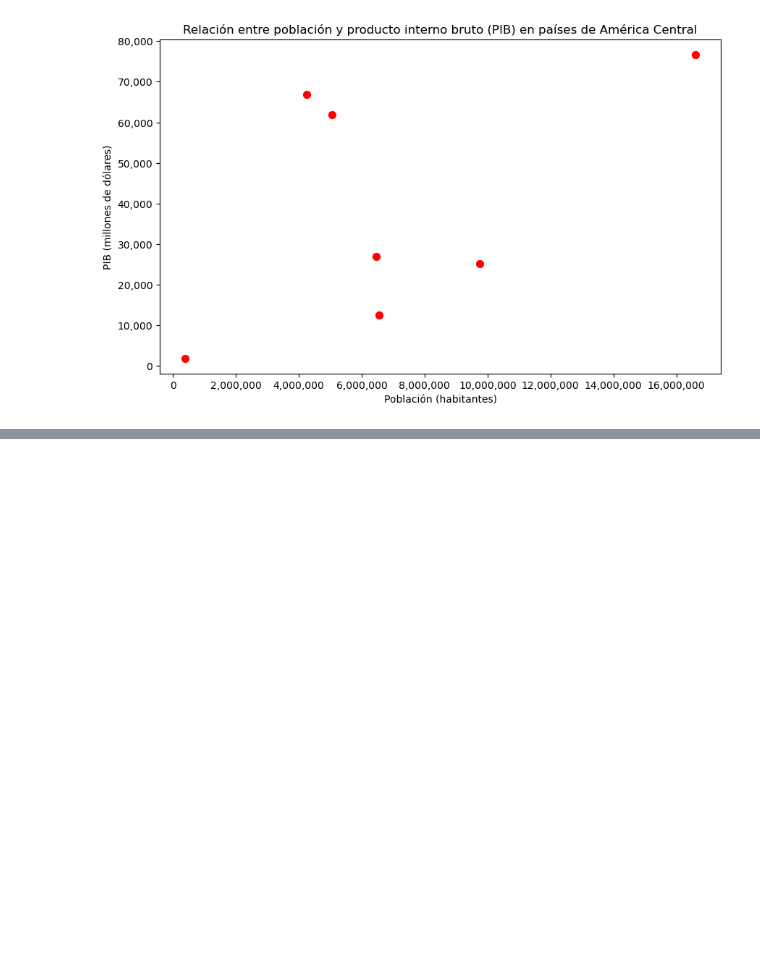
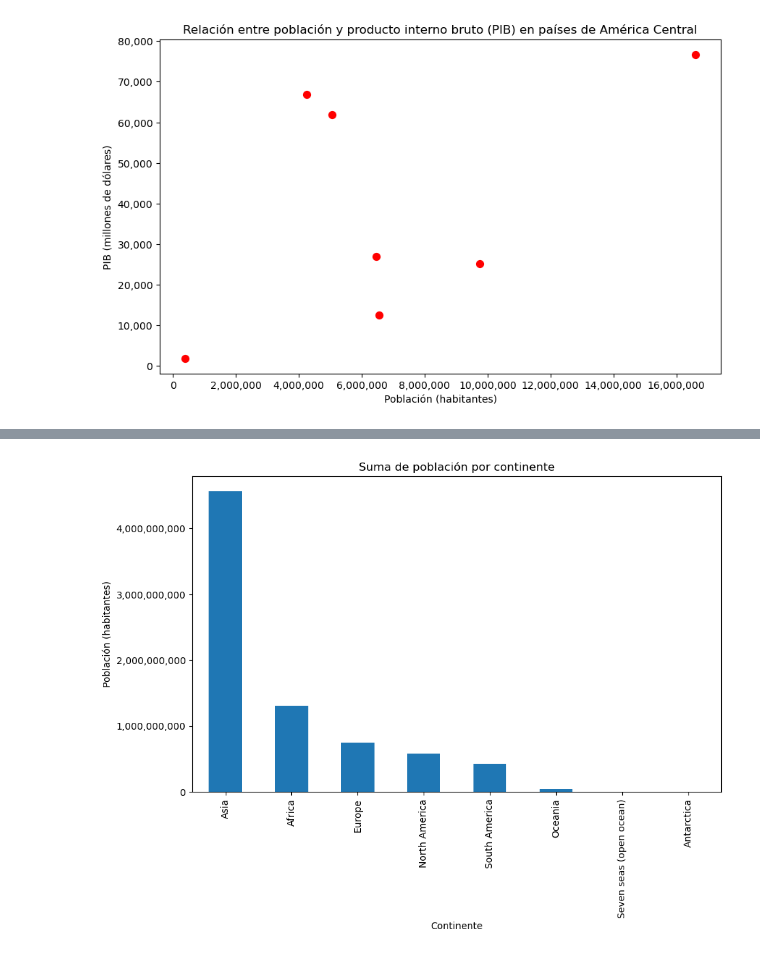
Before and after one commit to gf0657-programacionsig/2024-ii, a Jupyter notebook: _build/jupyter_execute/contenido/3/matplotlib.ipynb, the cells around one changed output, grey strips where cells are left out. Saved outputs shown, nothing was run; the diff lists cells and outputs as text; code cells hidden in the pictures; blank space fills up the shorter version.

```diff
--- a/_build/jupyter_execute/contenido/3/matplotlib.ipynb
+++ b/_build/jupyter_execute/contenido/3/matplotlib.ipynb
@@ -196,0 +219,23 @@ plt.show()
+# %%
+# Suma de población por continente
+poblacion_continente_suma = paises.groupby('CONTINENT')['POP_EST'].sum()
+
+# Creación de una figura con espacio para un gráfico
+fig, ax = plt.subplots(figsize=(10, 6))
+
+# Creación del gráfico de barras
+# Es recomendable que las barras se muestren en orden
+poblacion_continente_suma.sort_values(ascending=False).plot.bar(ax=ax)
+
+# Personalización del gráfico
+ax.set_title('Suma de población por continente')
+ax.set_xlabel('Continente')
+ax.set_ylabel('Población (habitantes)')
+
+# Configuración de marcas en los ejes para evitar la notación científica
+ax.yaxis.set_major_formatter(ticker.StrMethodFormatter('{x:,.0f}'))
+
+# Despliegue del gráfico
+plt.show()
+# %% [output]
+[figure, added]
```
Also changed, not shown: parts of 28 cells of this notebook, 13 other files.
